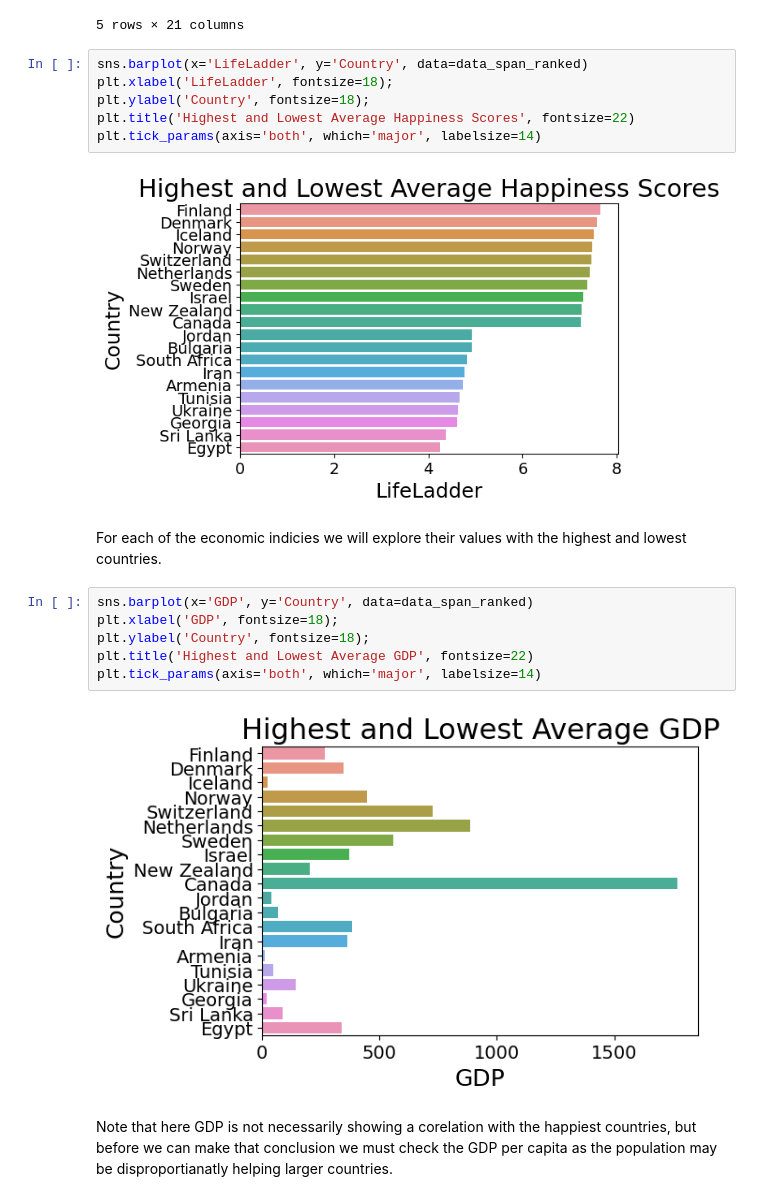
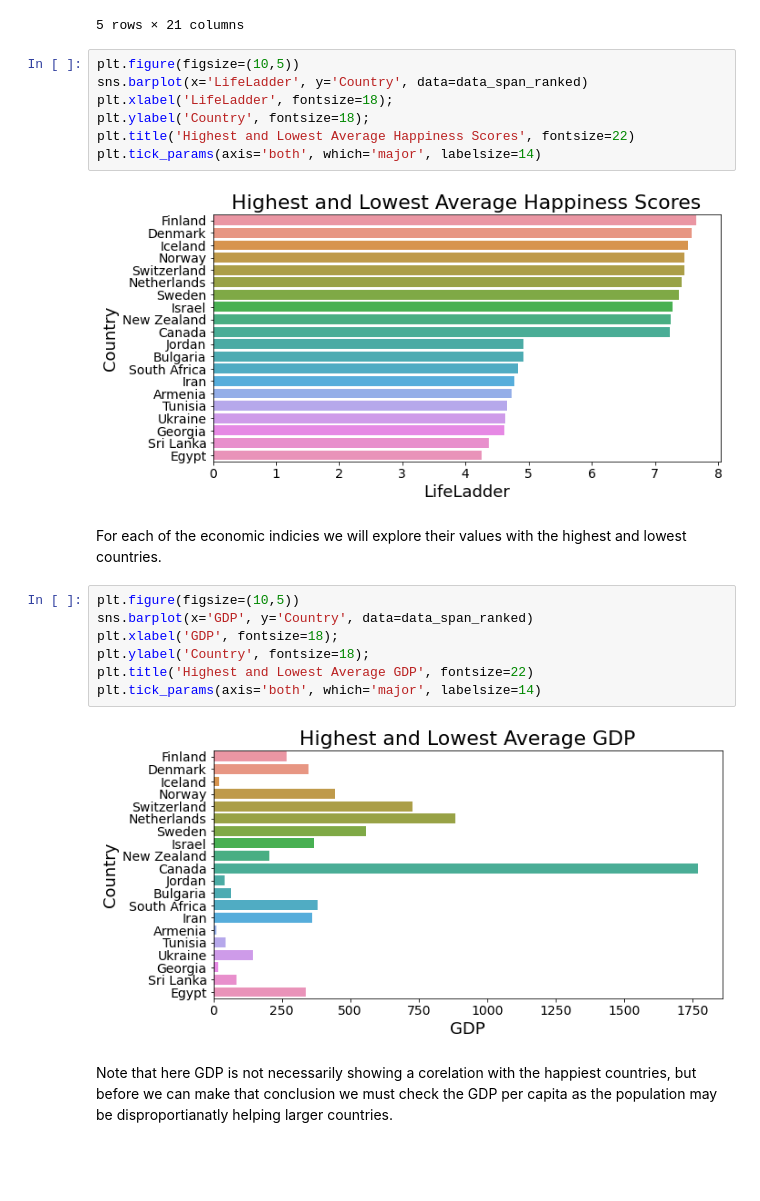
Before and after one commit to cskang3627/happiness, a Jupyter notebook: FinalProjectGroup_Sp23_The_Group.ipynb, the cells around one changed output. Cells and saved outputs as stored; diff of their text form; blank space fills up the shorter version.

```diff
--- a/FinalProjectGroup_Sp23_The_Group.ipynb
+++ b/FinalProjectGroup_Sp23_The_Group.ipynb
@@ -589,23 +589,25 @@ data_2022_ranked.head()
 | 834 | Sweden | 2022 | 7.431 | 0.750 | 0.163 | 585.939 | 164.853938 | 189.797361 | 119.398 | ... |
 5 rows × 21 columns
 # %%
+plt.figure(figsize=(10,5))
 sns.barplot(x='LifeLadder', y='Country', data=data_span_ranked)
 plt.xlabel('LifeLadder', fontsize=18);
 plt.ylabel('Country', fontsize=18);
 plt.title('Highest and Lowest Average Happiness Scores', fontsize=22)
 plt.tick_params(axis='both', which='major', labelsize=14)
 # %% [output]
-[figure, old version]
+[figure, new version]
 # %% [markdown]
 For each of the economic indicies we will explore their values with the highest and lowest countries.
 # %%
+plt.figure(figsize=(10,5))
 sns.barplot(x='GDP', y='Country', data=data_span_ranked)
 plt.xlabel('GDP', fontsize=18);
 plt.ylabel('Country', fontsize=18);
 plt.title('Highest and Lowest Average GDP', fontsize=22)
 plt.tick_params(axis='both', which='major', labelsize=14)
 # %% [output]
-[figure, old version]
+[figure, new version]
 # %% [markdown]
 Note that here GDP is not necessarily showing a corelation with the happiest countries, but before we can make that conclusion we must check the GDP per capita as the population may be disproportianatly helping larger countries.
 # %%
```
Also changed, not shown: parts of 21 cells of this notebook.
